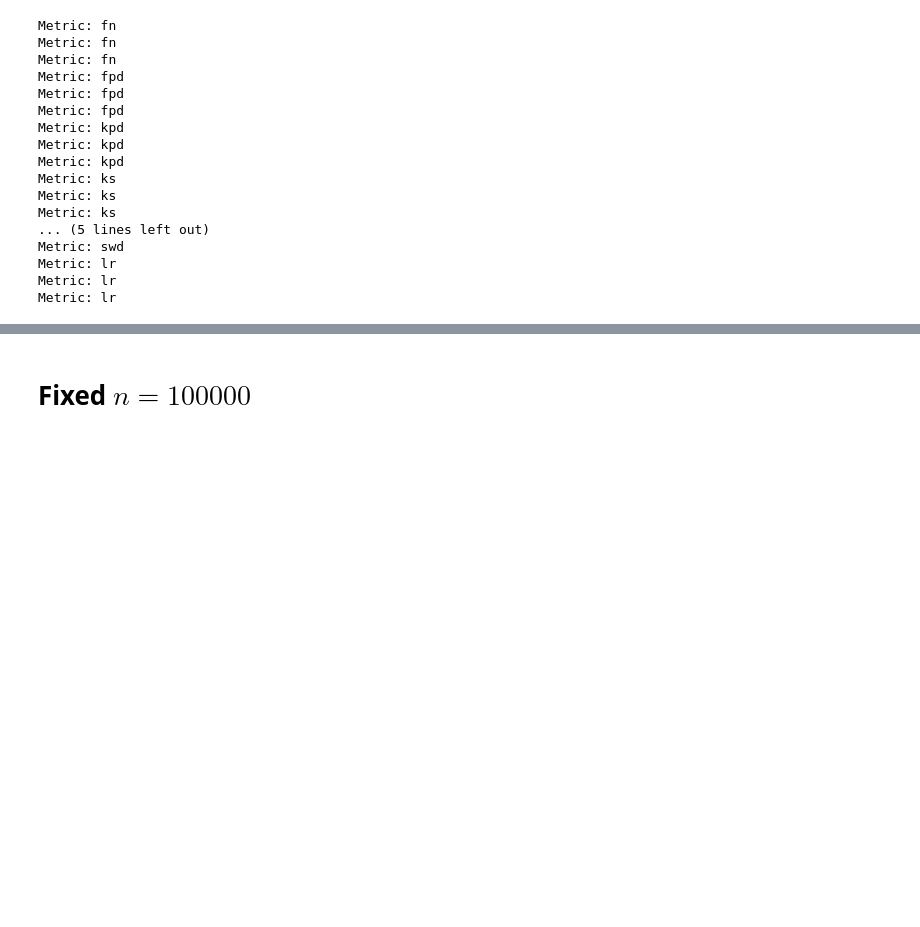
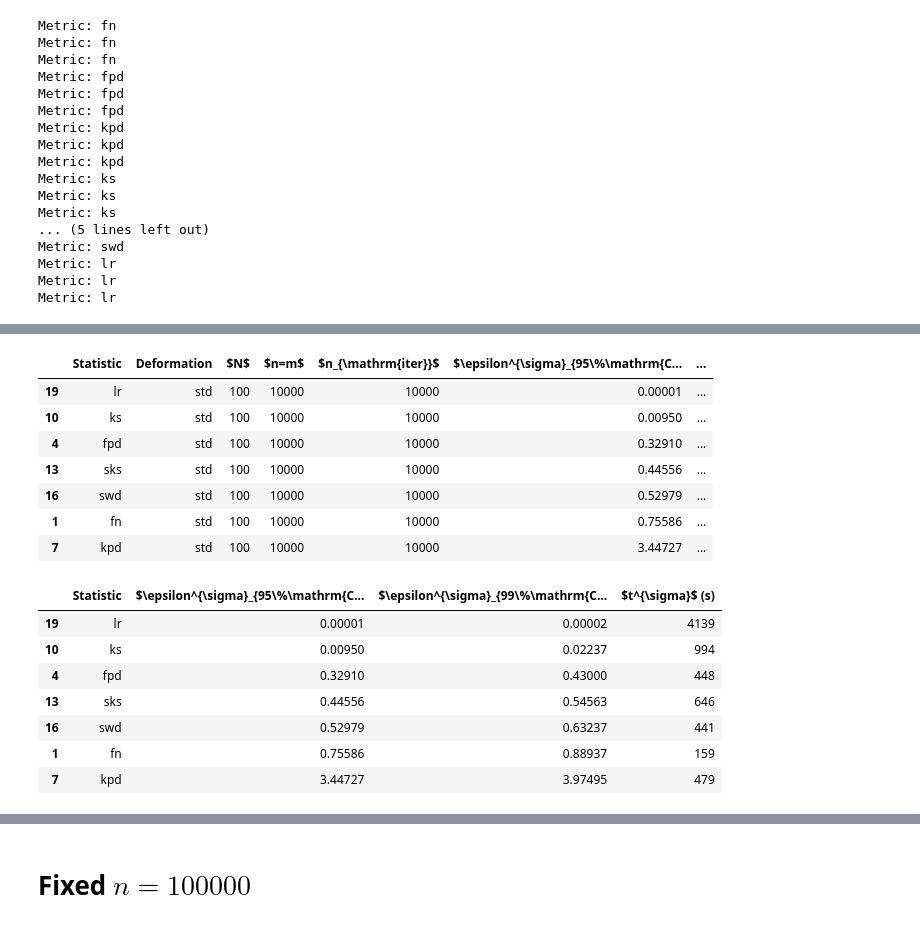
Before and after one commit to TwoSampleTests/GenerativeModelsMetrics, a Jupyter notebook: notebooks/Analysis_100D.ipynb, the cells around one changed output, grey strips where cells are left out. Drawn from its saved outputs; the diff is of its cells as text; code cells hidden in the pictures; blank space fills up the shorter version.

```diff
--- a/notebooks/Analysis_100D.ipynb
+++ b/notebooks/Analysis_100D.ipynb
@@ -1185,0 +778,23 @@ eps_max_for_LR
+# %%
+sorted_df_std = results_df_std.sort_values(by="$\\epsilon_{95\\%\\mathrm{CL}}$", ascending=True)
+sorted_df_std.rename(columns={"$\\epsilon_{95\\%\\mathrm{CL}}$": "$\\epsilon^{\\sigma}_{95\\%\\mathrm{CL}}$", "$\\epsilon_{99\\%\\mathrm{CL}}$": "$\\epsilon^{\\sigma}_{99\\%\\mathrm{CL}}$", "t (s)": "$t^{\\sigma}$ (s)"}, inplace=True)
+display(sorted_df_std)
+sorted_df_std.drop(columns=["Deformation","$N$","$n=m$","$n_{\\mathrm{iter}}$"], inplace=True)
+display(sorted_df_std)
+# %% [output]
+|  | Statistic | Deformation | $N$ | $n=m$ | $n_{\mathrm{iter}}$ | $\epsilon^{\sigma}_{95\%\mathrm{C... | ... |
+| 19 | lr | std | 100 | 10000 | 10000 | 0.00001 | ... |
+| 10 | ks | std | 100 | 10000 | 10000 | 0.00950 | ... |
+| 4 | fpd | std | 100 | 10000 | 10000 | 0.32910 | ... |
+| 13 | sks | std | 100 | 10000 | 10000 | 0.44556 | ... |
+| 16 | swd | std | 100 | 10000 | 10000 | 0.52979 | ... |
+| 1 | fn | std | 100 | 10000 | 10000 | 0.75586 | ... |
+| 7 | kpd | std | 100 | 10000 | 10000 | 3.44727 | ... |
+|  | Statistic | $\epsilon^{\sigma}_{95\%\mathrm{C... | $\epsilon^{\sigma}_{99\%\mathrm{C... | $t^{\sigma}$ (s) |
+| 19 | lr | 0.00001 | 0.00002 | 4139 |
+| 10 | ks | 0.00950 | 0.02237 | 994 |
+| 4 | fpd | 0.32910 | 0.43000 | 448 |
+| 13 | sks | 0.44556 | 0.54563 | 646 |
+| 16 | swd | 0.52979 | 0.63237 | 441 |
+| 1 | fn | 0.75586 | 0.88937 | 159 |
+| 7 | kpd | 3.44727 | 3.97495 | 479 |
```
Also changed, not shown: parts of 57 cells of this notebook, 3 other files.
